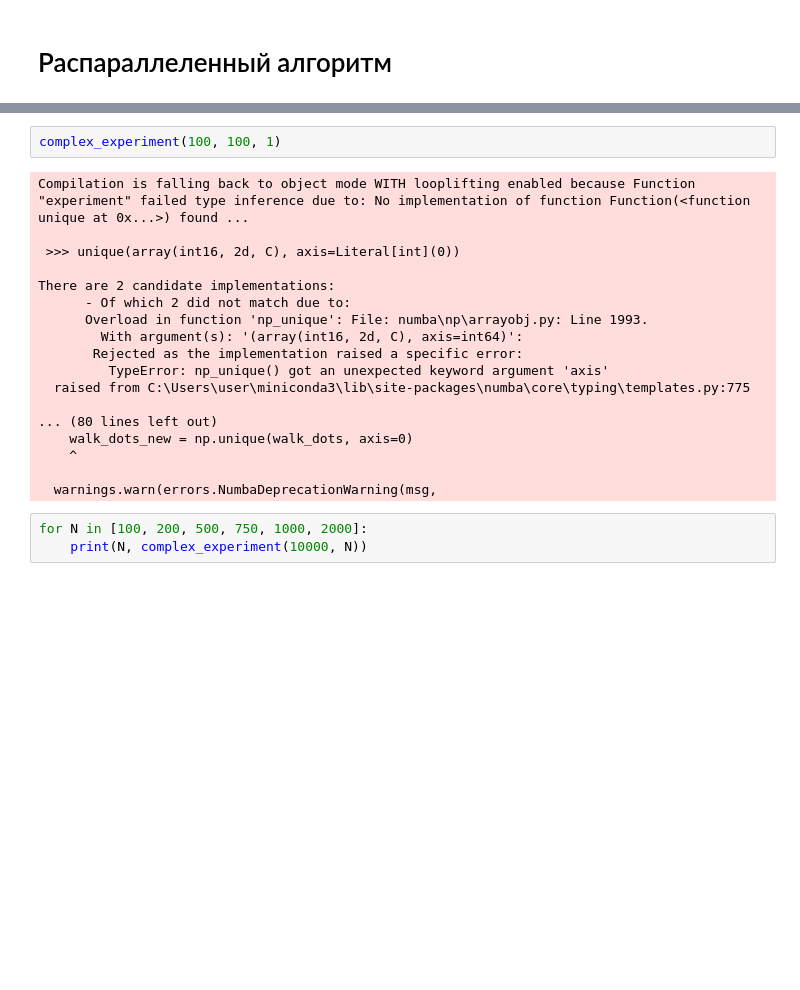
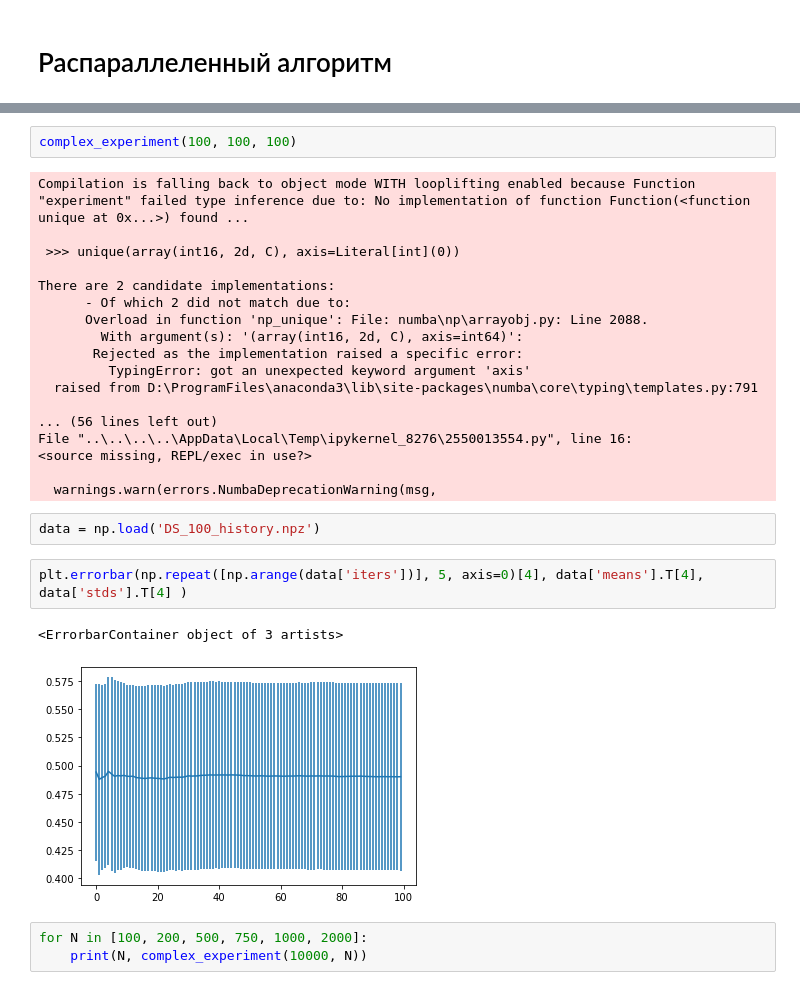
Before and after one commit to Chpel/ProjectMagnet, a Jupyter notebook: Расчёты .ipynb/Drunken_Sailor.ipynb, the cells around one changed output, grey strips where cells are left out. Saved outputs shown, nothing was run; the diff lists cells and outputs as text; blank space fills up the shorter version.

Commit message:
history test

```diff
--- a/Расчёты .ipynb/Drunken_Sailor.ipynb
+++ b/Расчёты .ipynb/Drunken_Sailor.ipynb
@@ -139,7 +160,7 @@ def complex_experiment(N, step_i, stop_i):
         if iters >= stop_i:
             break
 # %%
-complex_experiment(100, 100, 1)
+complex_experiment(100, 100, 100)
 # %% [output]
 Compilation is falling back to object mode WITH looplifting enabled because Function "experiment" failed type inference due to: No implementation of function Function(<function unique at 0x...>) found ...
 
@@ -147,17 +168,24 @@ Compilation is falling back to object mode WITH looplifting enabled because Func
 
 There are 2 candidate implementations:
       - Of which 2 did not match due to:
-      Overload in function 'np_unique': File: numba\np\arrayobj.py: Line 1993.
+      Overload in function 'np_unique': File: numba\np\arrayobj.py: Line 2088.
         With argument(s): '(array(int16, 2d, C), axis=int64)':
        Rejected as the implementation raised a specific error:
-         TypeError: np_unique() got an unexpected keyword argument 'axis'
-  raised from C:\Users\user\miniconda3\lib\site-packages\numba\core\typing\templates.py:775
+         TypingError: got an unexpected keyword argument 'axis'
+  raised from D:\ProgramFiles\anaconda3\lib\site-packages\numba\core\typing\templates.py:791
 
-... (80 lines left out)
-    walk_dots_new = np.unique(walk_dots, axis=0)
-    ^
+... (56 lines left out)
+File "..\..\..\..\AppData\Local\Temp\ipykernel_8276\2550013554.py", line 16:
+<source missing, REPL/exec in use?>
 
   warnings.warn(errors.NumbaDeprecationWarning(msg,
+# %%
+data = np.load('DS_100_history.npz')
+# %%
+plt.errorbar(np.repeat([np.arange(data['iters'])], 5, axis=0)[4], data['means'].T[4], data['stds'].T[4] )
+# %% [output]
+<ErrorbarContainer object of 3 artists>
+[figure, added]
 # %%
 for N in [100, 200, 500, 750, 1000, 2000]:
     print(N, complex_experiment(10000, N))
```
Also changed, not shown: parts of 5 cells of this notebook, 3 other files.
